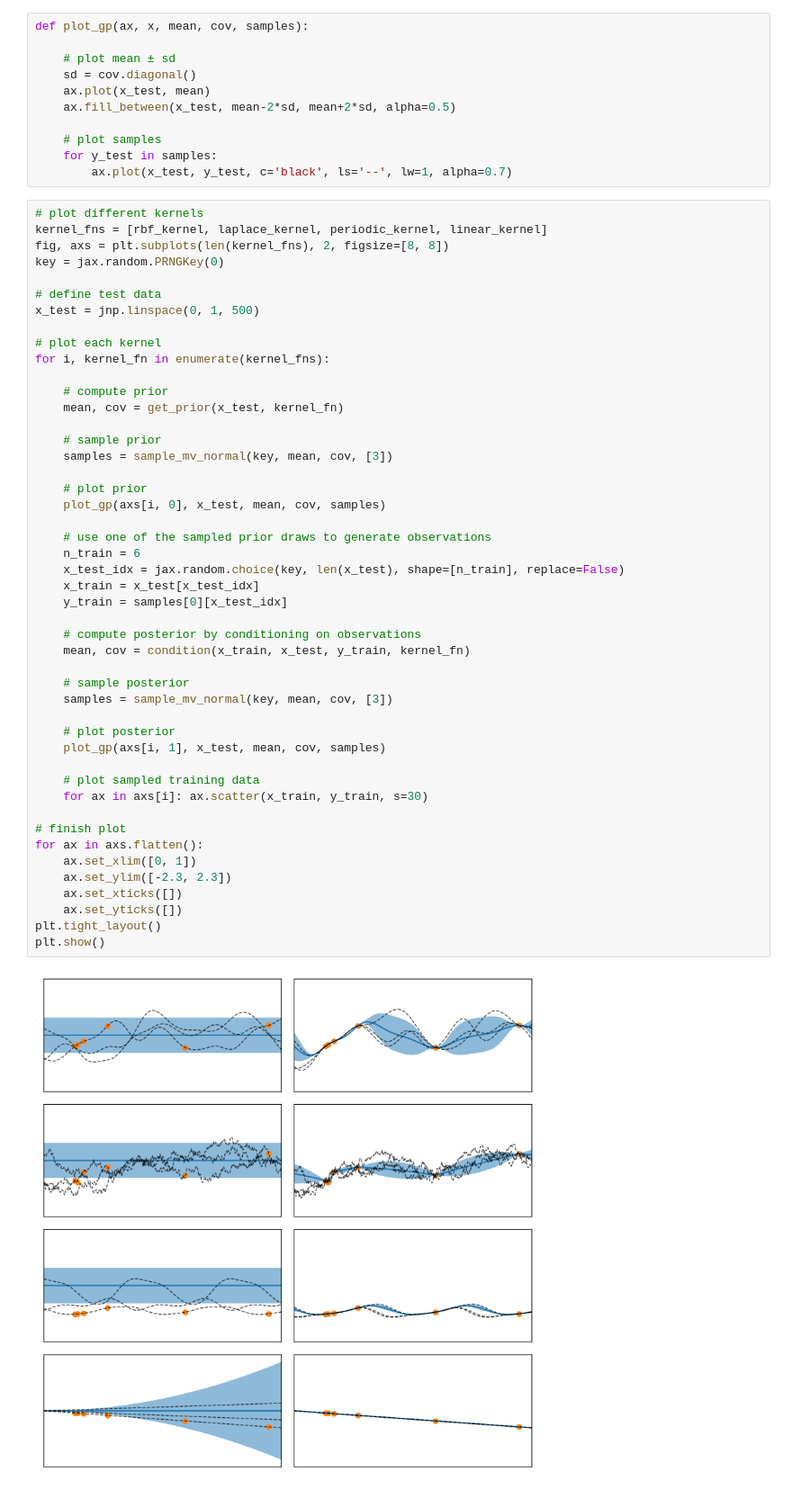
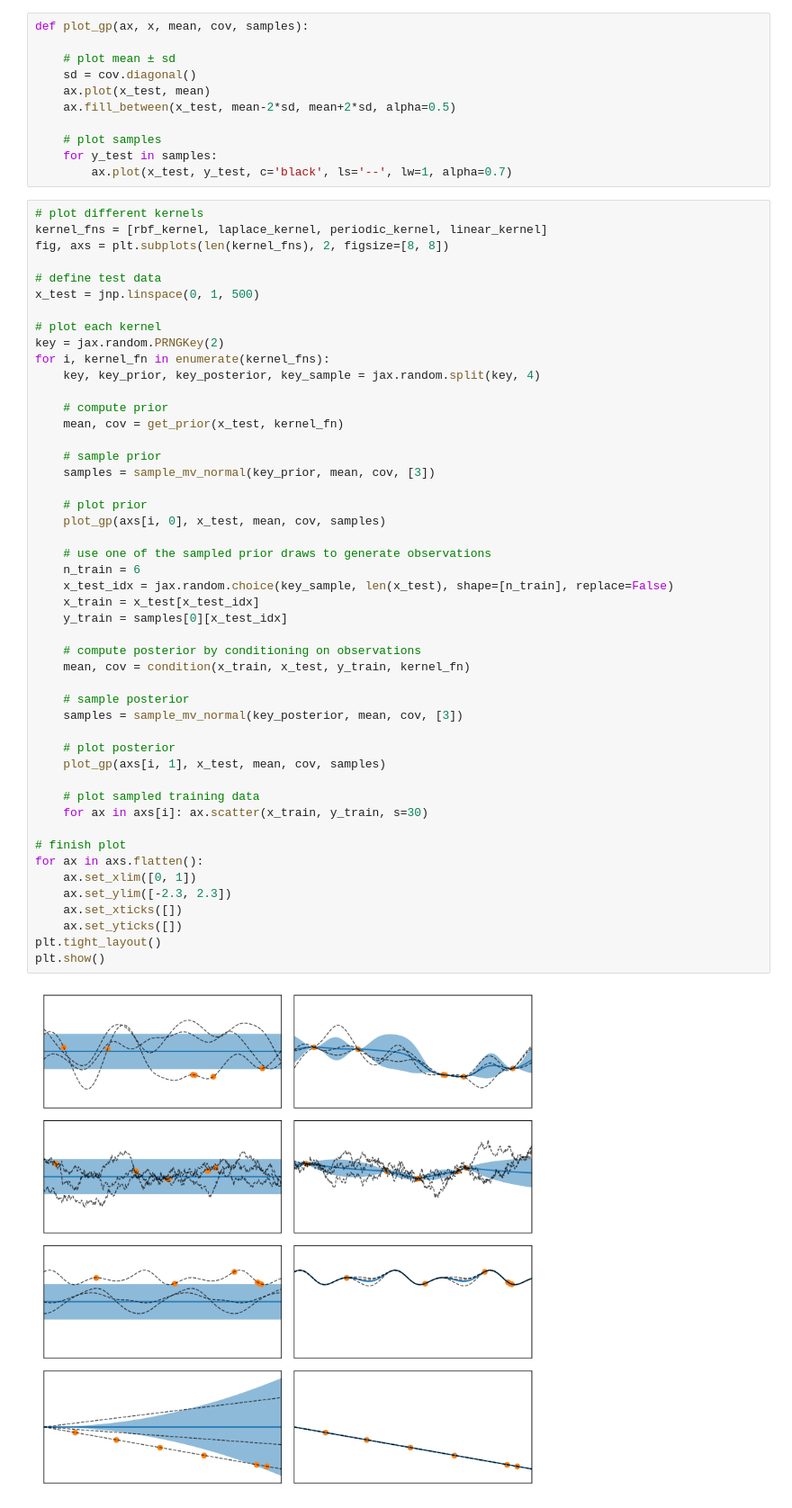
Before and after one commit to martin-marek/algorithms, a Jupyter notebook: GPs.ipynb, the cells around one changed output. Shown at 90% size. Saved outputs shown, nothing was run; the diff lists cells and outputs as text.

Commit message:
correct key splitting

```diff
--- a/GPs.ipynb
+++ b/GPs.ipynb
@@ -171,48 +168,49 @@ def plot_gp(ax, x, mean, cov, samples):
 # plot different kernels
 kernel_fns = [rbf_kernel, laplace_kernel, periodic_kernel, linear_kernel]
 fig, axs = plt.subplots(len(kernel_fns), 2, figsize=[8, 8])
-key = jax.random.PRNGKey(0)
 
 # define test data
 x_test = jnp.linspace(0, 1, 500)
 
 # plot each kernel
+key = jax.random.PRNGKey(2)
 for i, kernel_fn in enumerate(kernel_fns):
+    key, key_prior, key_posterior, key_sample = jax.random.split(key, 4)
 
     # compute prior
     mean, cov = get_prior(x_test, kernel_fn)
 
     # sample prior
-    samples = sample_mv_normal(key, mean, cov, [3])
+    samples = sample_mv_normal(key_prior, mean, cov, [3])
 
     # plot prior
     plot_gp(axs[i, 0], x_test, mean, cov, samples)
 
     # use one of the sampled prior draws to generate observations
     n_train = 6
-    x_test_idx = jax.random.choice(key, len(x_test), shape=[n_train], replace=False)
+    x_test_idx = jax.random.choice(key_sample, len(x_test), shape=[n_train], replace=False)
     x_train = x_test[x_test_idx]
     y_train = samples[0][x_test_idx]
 
     # compute posterior by conditioning on observations
     mean, cov = condition(x_train, x_test, y_train, kernel_fn)
 
     # sample posterior
-    samples = sample_mv_normal(key, mean, cov, [3])
+    samples = sample_mv_normal(key_posterior, mean, cov, [3])
 
     # plot posterior
     plot_gp(axs[i, 1], x_test, mean, cov, samples)
 
     # plot sampled training data
     for ax in axs[i]: ax.scatter(x_train, y_train, s=30)
 
 # finish plot
 for ax in axs.flatten():
     ax.set_xlim([0, 1])
     ax.set_ylim([-2.3, 2.3])
     ax.set_xticks([])
     ax.set_yticks([])
 plt.tight_layout()
 plt.show()
 # %% [output]
-[figure, old version]
+[figure, new version]
```
Also changed, not shown: parts of 1 cell of this notebook.
